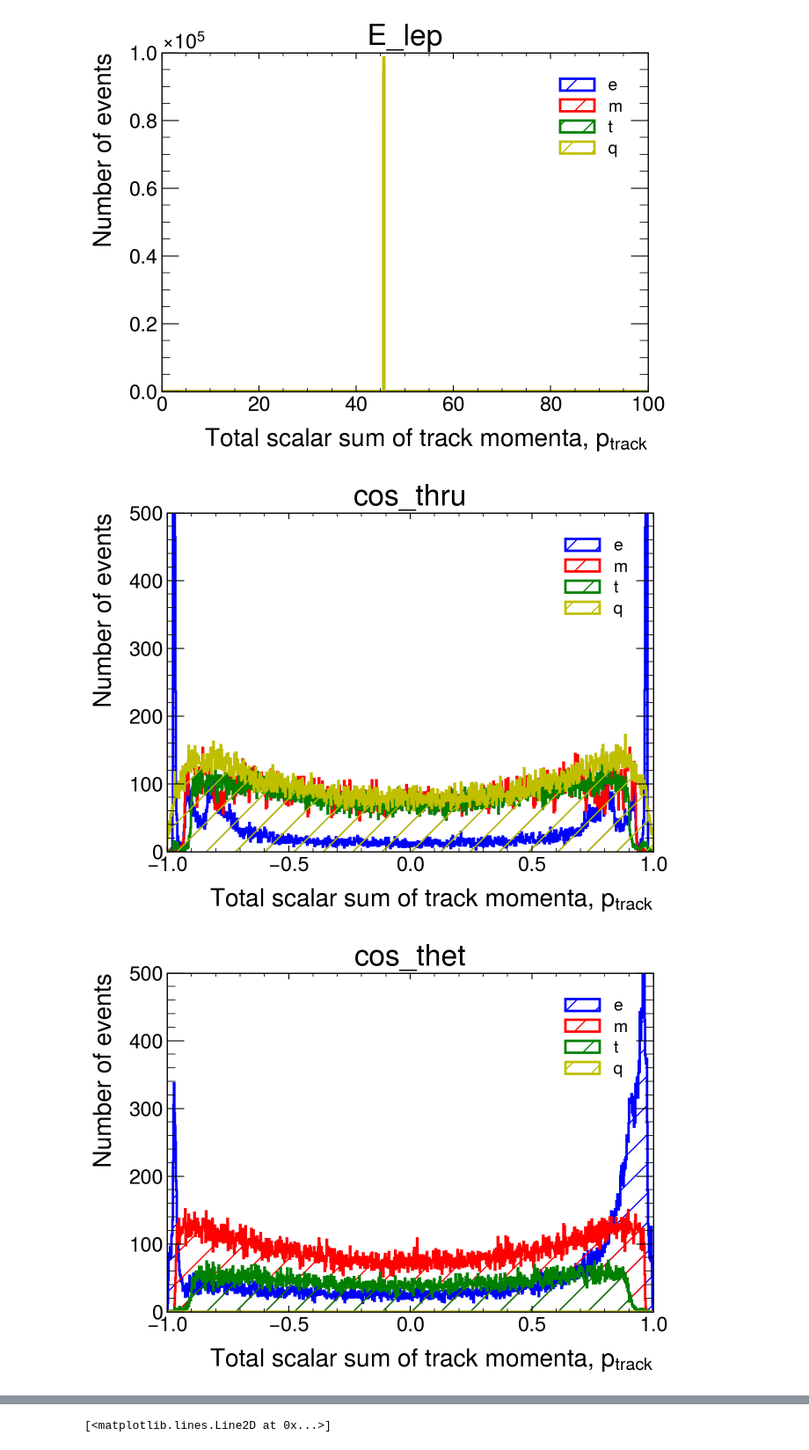
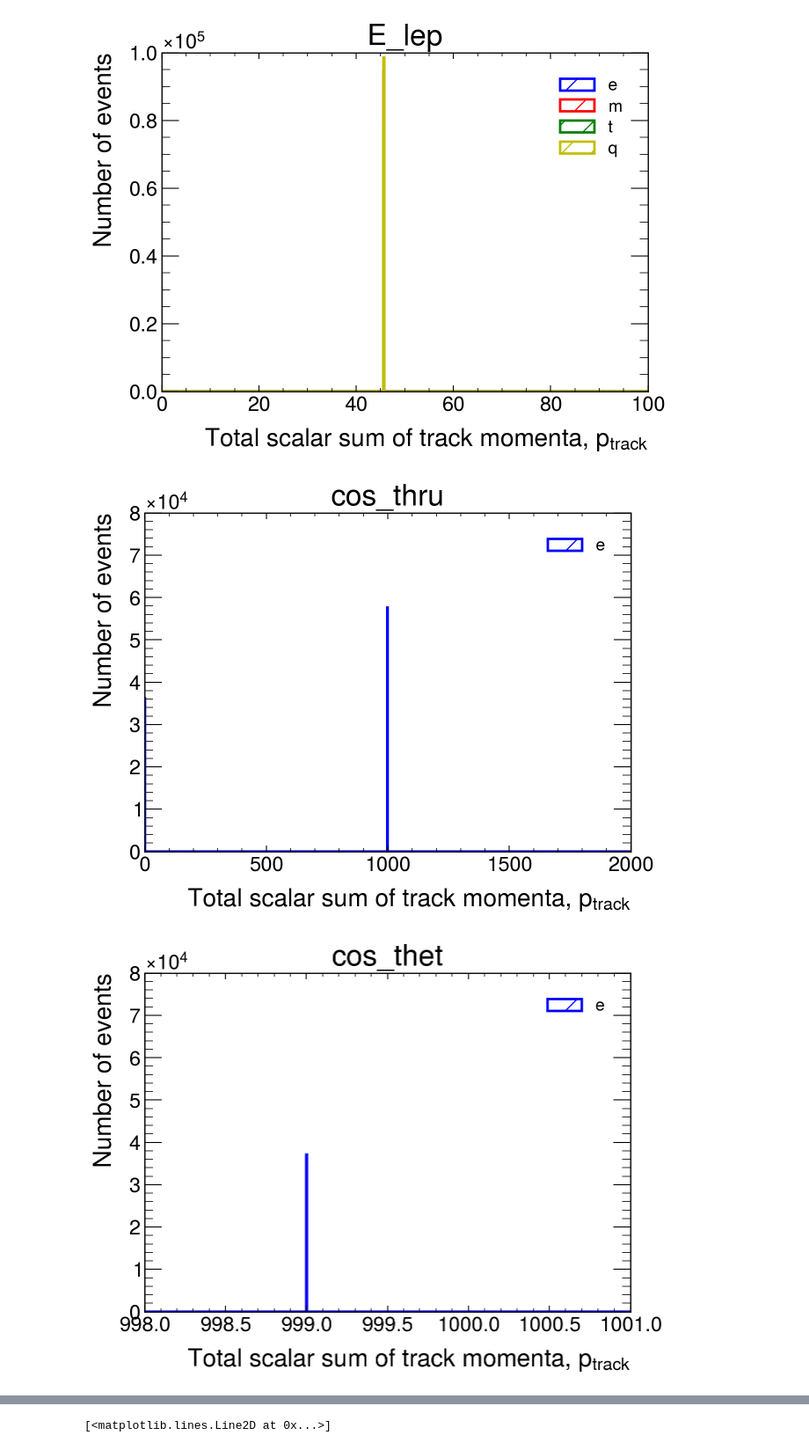
Before and after one commit to lukasg96/z0-precisionmeasurement, a Jupyter notebook: z0_experiment.ipynb, the cells around one changed output, grey strips where cells are left out. Shown at 88% size. Drawn from its saved outputs; the diff is of its cells as text; code cells hidden in the pictures.

```diff
--- a/z0_experiment.ipynb
+++ b/z0_experiment.ipynb
@@ -430,10 +430,10 @@ plt.figure(figsize=(7,5))
 
 #bin_content, bin_edges, _ = plt.hist(pchar[mymask], bins=1000, range=(0.,200.), histtype='step',  linewidth=2, edgecolor='b', hatch='/', label='Pcharged')
 
-bin_content, bin_edges, _ = plt.hist(costhru[0], bins=1000, range=(-1,1.), histtype='step',  linewidth=2, edgecolor='b', hatch='/', label='e')
-bin_content, bin_edges, _ = plt.hist(costhru[1], bins=1000, range=(-1,1.), histtype='step',  linewidth=2, edgecolor='r', hatch='/', label='m')
-bin_content, bin_edges, _ = plt.hist(costhru[2], bins=1000, range=(-1,1.), histtype='step',  linewidth=2, edgecolor='g', hatch='/', label='t')
-bin_content, bin_edges, _ = plt.hist(costhru[3], bins=1000, range=(-1,1.), histtype='step',  linewidth=2, edgecolor='y', hatch='/', label='q')
+bin_content, bin_edges, _ = plt.hist(costhru[0], bins=1000, range=(-1,2000), histtype='step',  linewidth=2, edgecolor='b', hatch='/', label='e')
+#bin_content, bin_edges, _ = plt.hist(costhru[1], bins=1000, range=(-1,1.), histtype='step',  linewidth=2, edgecolor='r', hatch='/', label='m')
+#bin_content, bin_edges, _ = plt.hist(costhru[2], bins=1000, range=(-1,1.), histtype='step',  linewidth=2, edgecolor='g', hatch='/', label='t')
+#bin_content, bin_edges, _ = plt.hist(costhru[3], bins=1000, range=(-1,1.), histtype='step',  linewidth=2, edgecolor='y', hatch='/', label='q')
 #bin_content, bin_edges, _ = plt.hist(costhet[4], bins=1000, range=(0.,200.), histtype='step',  linewidth=2, edgecolor='black', hatch='/', label='sum', zorder=1)
 
 
@@ -450,43 +450,44 @@ error_sizes = np.sqrt(bin_content)
 ### Show the plot on screen
 plt.legend()
 plt.title(var[5])
-plt.xlim(-1,1.)
-plt.ylim(0,5e2)
+plt.xlim(-1,2000)
+plt.ylim(0,8e4)
 plt.xlabel('Total scalar sum of track momenta, $p_{track}$')
 plt.ylabel('Number of events')
 plt.show()
 # %% [output]
-[figure, old version]
+[figure, new version]
 # %%
 plt.style.use(mplhep.style.ATLAS) # You can load ATLAS/CMS/ALICE plot style
 plt.figure(figsize=(7,5))
 
 #bin_content, bin_edges, _ = plt.hist(pchar[mymask], bins=1000, range=(0.,200.), histtype='step',  linewidth=2, edgecolor='b', hatch='/', label='Pcharged')
-
-bin_content, bin_edges, _ = plt.hist(costhet[0], bins=1000, range=(-1,1.), histtype='step',  linewidth=2, edgecolor='b', hatch='/', label='e')
-bin_content, bin_edges, _ = plt.hist(costhet[1], bins=1000, range=(-1,1.), histtype='step',  linewidth=2, edgecolor='r', hatch='/', label='m')
-bin_content, bin_edges, _ = plt.hist(costhet[2], bins=1000, range=(-1,1.), histtype='step',  linewidth=2, edgecolor='g', hatch='/', label='t')
-bin_content, bin_edges, _ = plt.hist(costhet[3], bins=1000, range=(-1,1.), histtype='step',  linewidth=2, edgecolor='y', hatch='/', label='q')
+x_min =998
+x_max = 1001
+bin_content, bin_edges, _ = plt.hist(costhet[0], bins=1000, range=(x_min,x_max), histtype='step',  linewidth=2, edgecolor='b', hatch='/', label='e')
+#bin_content, bin_edges, _ = plt.hist(costhet[1], bins=1000, range=(x_min,x_max), histtype='step',  linewidth=2, edgecolor='r', hatch='/', label='m')
+#bin_content, bin_edges, _ = plt.hist(costhet[2], bins=1000, range=(x_min,x_max), histtype='step',  linewidth=2, edgecolor='g', hatch='/', label='t')
+#bin_content, bin_edges, _ = plt.hist(costhet[3], bins=1000, range=(x_min,x_max), histtype='step',  linewidth=2, edgecolor='y', hatch='/', label='q')
 #bin_content, bin_edges, _ = plt.hist(costhet[4], bins=1000, range=(0.,200.), histtype='step',  linewidth=2, edgecolor='black', hatch='/', label='sum', zorder=1)
 
 
 mid = 0.5*(bin_edges[1:] + bin_edges[:-1]) #Calculate midpoint of the bars
 
 error_sizes = np.sqrt(bin_content)
 
 #plt.errorbar(mid, bin_content, yerr=error_sizes, fmt='none', label='Errors')
 ### When producing an histogram, you can store the bin content and the edges of the bins in
 ###'bin_content', and 'bin_edges'
 #print(bin_content)
 #print(bin_edges)
 
 ### Show the plot on screen
 plt.legend()
 plt.title(var[6])
-plt.xlim(-1,1)
-plt.ylim(0,5e2)
+plt.xlim(x_min,x_max)
+plt.ylim(0,80000)
 plt.xlabel('Total scalar sum of track momenta, $p_{track}$')
 plt.ylabel('Number of events')
 plt.show()
 # %% [output]
-[figure, old version]
+[figure, new version]
```
Also changed, not shown: parts of 15 cells of this notebook.
